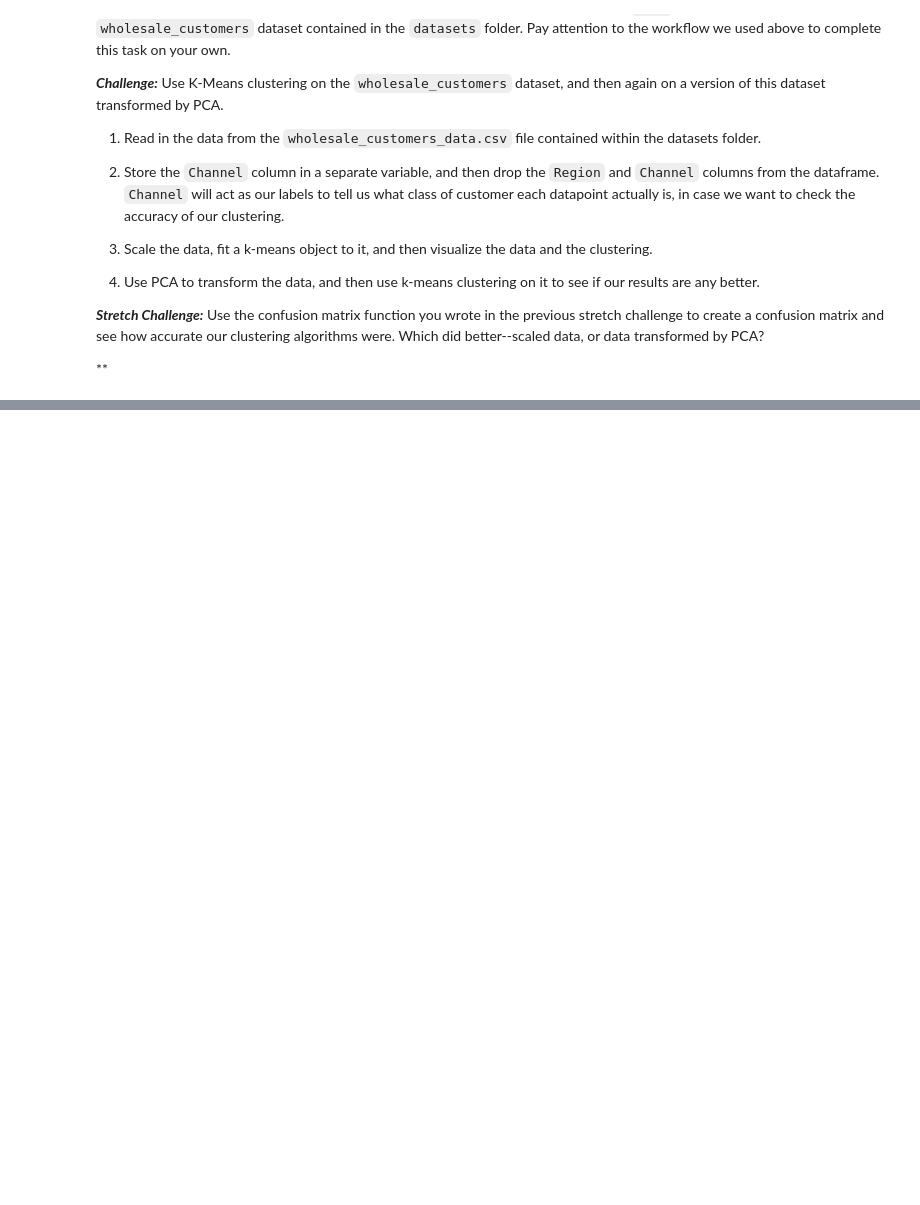
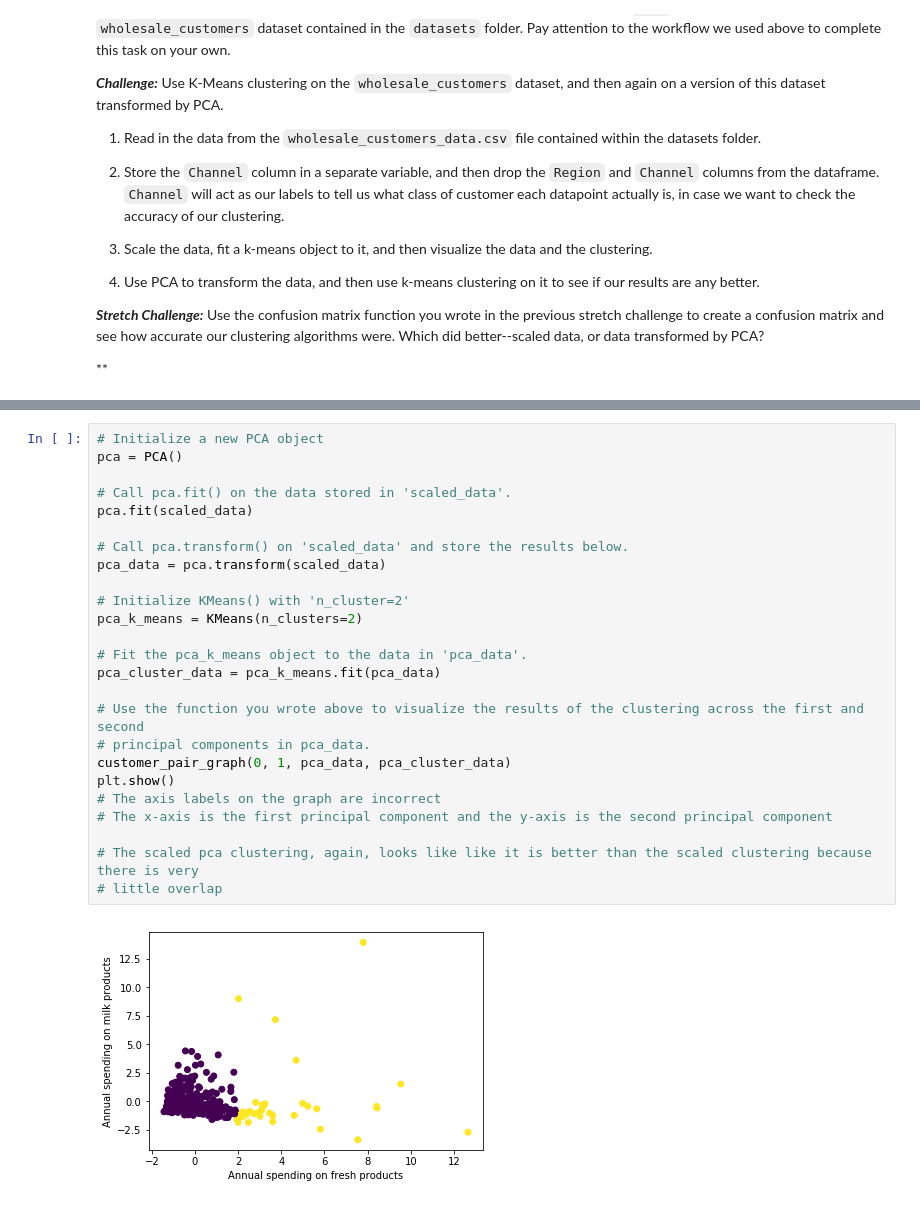
Before and after one commit to Jeffchiucp/MS-Machine-Learning, a Jupyter notebook: 06_K-Means_Clustering.ipynb, the cells around one changed output, grey strips where cells are left out. Saved outputs shown, nothing was run; the diff lists cells and outputs as text; blank space fills up the shorter version.

Commit message:
Clustered then visualized wholesale customer data with PCA applied

```diff
--- a/06_K-Means_Clustering.ipynb
+++ b/06_K-Means_Clustering.ipynb
@@ -244 +244,28 @@ for first_feature in range(6):
 ... (3 outputs left out)
+# %%
+# Initialize a new PCA object
+pca = PCA()
+
+# Call pca.fit() on the data stored in 'scaled_data'.
+pca.fit(scaled_data)
+
+# Call pca.transform() on 'scaled_data' and store the results below.
+pca_data = pca.transform(scaled_data)
+
+# Initialize KMeans() with 'n_cluster=2'
+pca_k_means = KMeans(n_clusters=2)
+
+# Fit the pca_k_means object to the data in 'pca_data'.
+pca_cluster_data = pca_k_means.fit(pca_data)
+
+# Use the function you wrote above to visualize the results of the clustering across the first and second
+# principal components in pca_data.
+customer_pair_graph(0, 1, pca_data, pca_cluster_data)
+plt.show()
+# The axis labels on the graph are incorrect
+# The x-axis is the first principal component and the y-axis is the second principal component
+
+# The scaled pca clustering, again, looks like like it is better than the scaled clustering because there is very
+# little overlap
+# %% [output]
+[figure, added]
```
Also changed, not shown: parts of 4 cells of this notebook.
